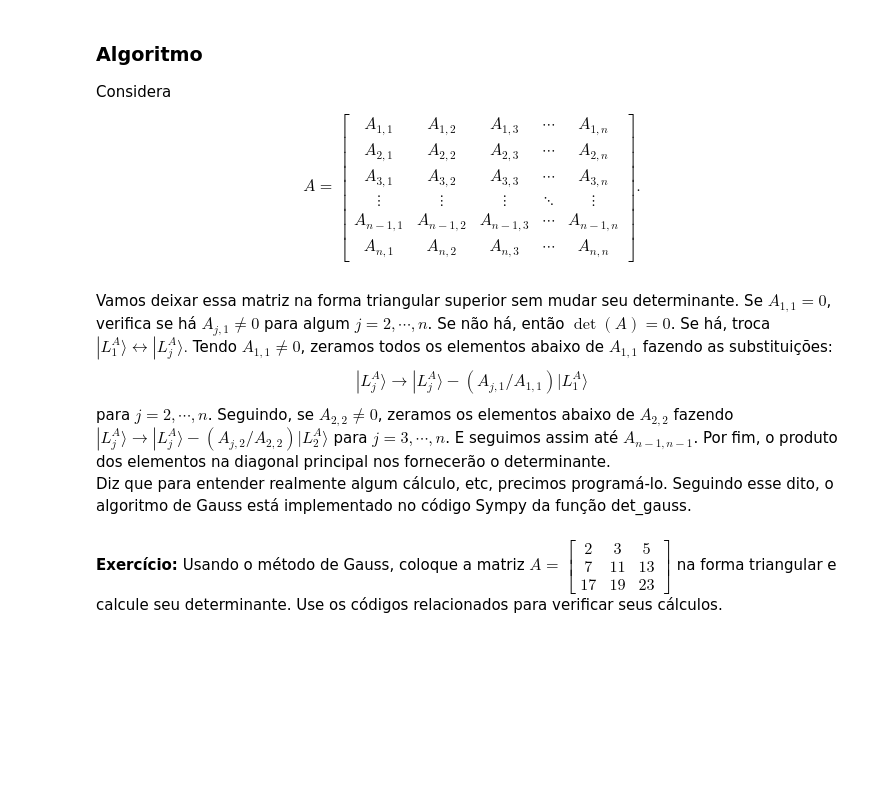
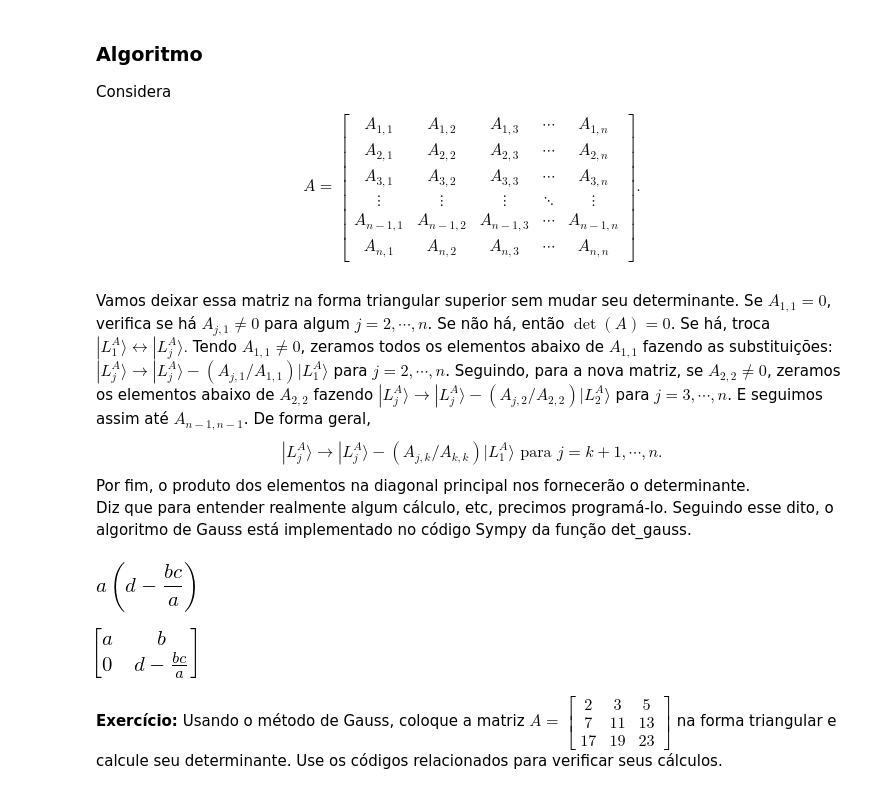
Before and after one commit to jonasmaziero/algebra_linear, a Jupyter notebook: 01_determinant.ipynb, the cells around one changed output. Cells and saved outputs as stored; diff of their text form; code cells hidden in the pictures; blank space fills up the shorter version.

```diff
--- a/01_determinant.ipynb
+++ b/01_determinant.ipynb
@@ -516,14 +522,16 @@ Considera
 A = \begin{bmatrix} A_{1,1} & A_{1,2} & A_{1,3} & \cdots & A_{1,n} \\ A_{2,1} & A_{2,2} & A_{2,3} & \cdots & A_{2,n} \\ A_{3,1} & A_{3,2} & A_{3,3} & \cdots & A_{3,n} \\ \vdots & \vdots & \vdots & \ddots & \vdots \\ A_{n-1,1} & A_{n-1,2} & A_{n-1,3} & \cdots & A_{n-1,n} \\ A_{n,1} & A_{n,2} & A_{n,3} & \cdots & A_{n,n} \end{bmatrix}.
 \end{equation}
 # %% [markdown]
-Vamos deixar essa matriz na forma triangular superior sem mudar seu determinante. Se $A_{1,1}=0$, verifica se há $A_{j,1}\ne0$ para algum $j=2,\cdots,n$. Se não há, então $\det(A)=0$. Se há, troca $|L_{1}^{A}\rangle\leftrightarrow|L_{j}^{A}\rangle.$ Tendo $A_{1,1}\ne 0$, zeramos todos os elementos abaixo de $A_{1,1}$ fazendo as substituições:
+Vamos deixar essa matriz na forma triangular superior sem mudar seu determinante. Se $A_{1,1}=0$, verifica se há $A_{j,1}\ne0$ para algum $j=2,\cdots,n$. Se não há, então $\det(A)=0$. Se há, troca $|L_{1}^{A}\rangle\leftrightarrow|L_{j}^{A}\rangle.$ Tendo $A_{1,1}\ne 0$, zeramos todos os elementos abaixo de $A_{1,1}$ fazendo as substituições: $|L_{j}^{A}\rangle \rightarrow |L_{j}^{A}\rangle-(A_{j,1}/A_{1,1})|L_{1}^{A}\rangle$
+para $j=2,\cdots,n$. Seguindo, para a nova matriz, se $A_{2,2}\ne 0$, zeramos os elementos abaixo de $A_{2,2}$ fazendo $|L_{j}^{A}\rangle \rightarrow |L_{j}^{A}\rangle-(A_{j,2}/A_{2,2})|L_{2}^{A}\rangle$ para $j=3,\cdots,n$. E seguimos assim até $A_{n-1,n-1}$. De forma geral,
 \begin{equation}
-|L_{j}^{A}\rangle \rightarrow |L_{j}^{A}\rangle-(A_{j,1}/A_{1,1})|L_{1}^{A}\rangle
+|L_{j}^{A}\rangle \rightarrow |L_{j}^{A}\rangle-(A_{j,k}/A_{k,k})|L_{1}^{A}\rangle \text{ para } j=k+1,\cdots,n.
 \end{equation}
-para $j=2,\cdots,n$. Seguindo, se $A_{2,2}\ne 0$, zeramos os elementos abaixo de $A_{2,2}$ fazendo $|L_{j}^{A}\rangle \rightarrow |L_{j}^{A}\rangle-(A_{j,2}/A_{2,2})|L_{2}^{A}\rangle$ para $j=3,\cdots,n$. E seguimos assim até $A_{n-1,n-1}$. Por fim, o produto dos elementos na diagonal principal nos fornecerão o determinante. <br>
+Por fim, o produto dos elementos na diagonal principal nos fornecerão o determinante. <br>
 Diz que para entender realmente algum cálculo, etc, precimos programá-lo. Seguindo esse dito, o algoritmo de Gauss está implementado no código Sympy da função det_gauss.
 # %%
-def det_gauss(n,A):
+def det_gauss(A):
+    n = A.shape[0] # = A.shape[1]
     det = 1
     T = zeros(n,n)
     for k in range(0,n-1):
@@ -540,8 +548,16 @@ def det_gauss(n,A):
         T[k,:] = A[k,:]
         for j in range(k+1,n):
             T[j,:] = A[j,:] - (A[j,k]/A[k,k])*A[k,:]
+        A = T
     for j in range(0,n):
         det *= T[j,j]
     return det
-#det_gauss(2,Matrix([[2,3],[5,7]]))
+# %%
+#A = Matrix([[2,3],[5,7]])
+#A = Matrix([[2,3,5],[7,11,13],[17,19,23]])
+a,b,c,d = symbols("a b c d"); A = Matrix([[a,b],[c,d]])
+#det(A)
+det_gauss(A)
+# %% [output]
+[figure, added]
 # %%
@@ -563,2 +580,6 @@ def triangular(n,A):
+# %%
+triangular(A)
+# %% [output]
+[figure, added]
 # %% [markdown]
 __Exercício:__ Usando o método de Gauss, coloque a matriz $A=\begin{bmatrix} 2 & 3 & 5 \\ 7 & 11 & 13 \\ 17 & 19 & 23  \end{bmatrix}$ na forma triangular e calcule seu determinante. Use os códigos relacionados para verificar seus cálculos.
```
Also changed, not shown: parts of 6 cells of this notebook, 11 other files.
